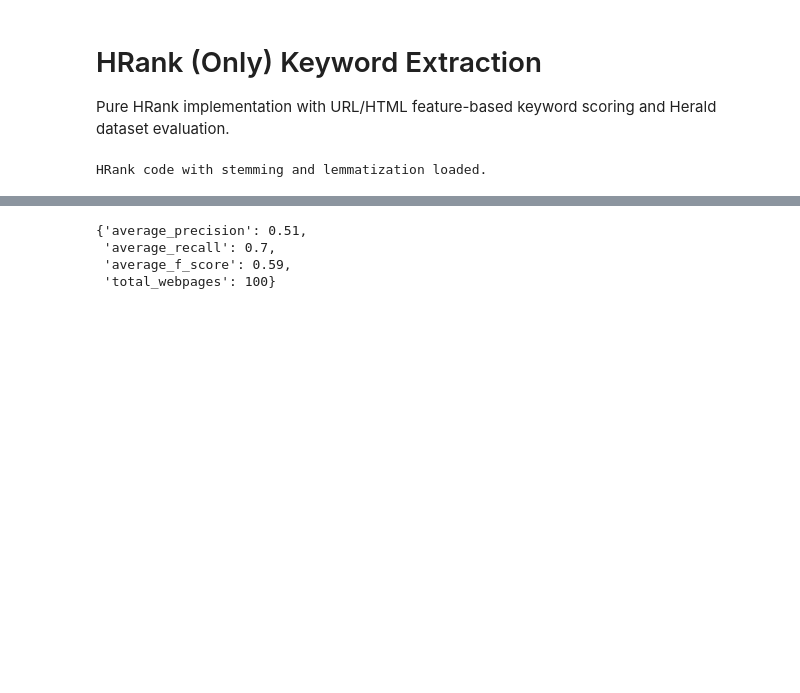
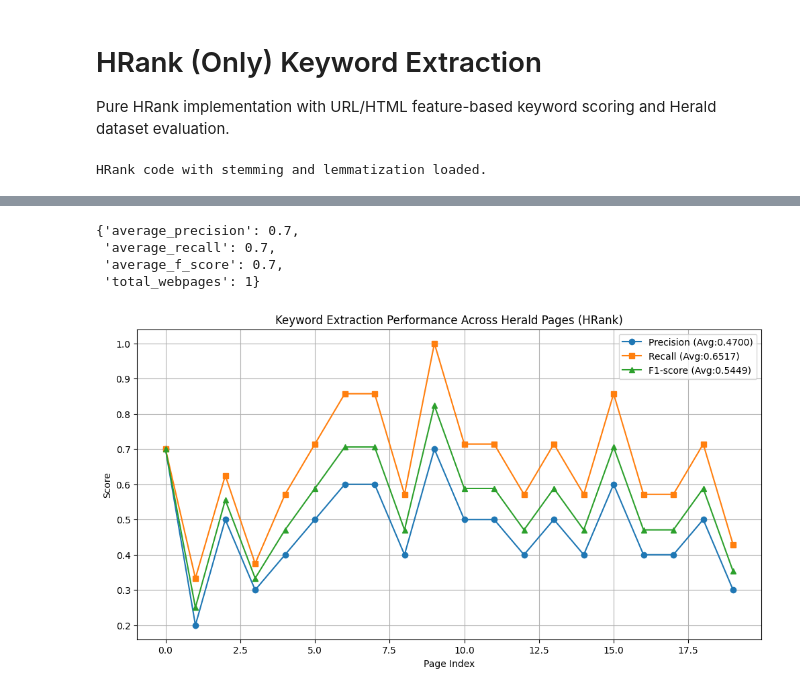
Before and after one commit to Muditha-Kumara/dataAnalytics, a Jupyter notebook: toFinalReport/herald/HRank_herald.ipynb, the cells around one changed output, grey strips where cells are left out. Cells and saved outputs as stored; diff of their text form; code cells hidden in the pictures; blank space fills up the shorter version.

Commit message:
all config to export results

```diff
--- a/toFinalReport/herald/HRank_herald.ipynb
+++ b/toFinalReport/herald/HRank_herald.ipynb
@@ -340,21 +340,58 @@ Recall: 0.7
 F-score: 0.7
 # %%
 # Run full HRank evaluation
-main(total_webpages=10)
+main(total_webpages=1)
 # %% [output]
-{'average_precision': 0.51,
+{'average_precision': 0.7,
  'average_recall': 0.7,
- 'average_f_score': 0.59,
- 'total_webpages': 100}
+ 'average_f_score': 0.7,
+ 'total_webpages': 1}
 # %%
-# Visualize and compare performance
+# Visualize and compare performance for HRank (Herald)
+import matplotlib.pyplot as plt
+import os
+import pandas as pd
+
+results = []
+for i in range(20):
+    case = run_single_case(index=i, k=10)
+    results.append(case)
+dataset_precisions = [r['precision'] for r in results]
+dataset_recalls = [r['recall'] for r in results]
+dataset_f1s = [r['f_score'] for r in results]
+
 plt.figure(figsize=(12, 6))
 plt.plot(dataset_precisions, label='Precision (Avg:{0:.4f})'.format(sum(dataset_precisions)/len(dataset_precisions)), marker='o')
 plt.plot(dataset_recalls, label='Recall (Avg:{0:.4f})'.format(sum(dataset_recalls)/len(dataset_recalls)), marker='s')
 plt.plot(dataset_f1s, label='F1-score (Avg:{0:.4f})'.format(sum(dataset_f1s)/len(dataset_f1s)), marker='^')
 plt.xlabel('Page Index')
 plt.ylabel('Score')
-plt.title('Keyword Extraction Performance Across Herald Pages')
+plt.title('Keyword Extraction Performance Across Herald Pages (HRank)')
 plt.legend()
 plt.grid(True)
+
+# Export graph as image
+results_dir = '../Results'
+os.makedirs(results_dir, exist_ok=True)
+image_path = os.path.join(results_dir, 'HRank_Herald.png')
+plt.savefig(image_path)
 plt.show()
+
+# Update results.csv
+csv_path = os.path.join(results_dir, 'results.csv')
+method = 'HRank_Herald'
+avg_precision = round(sum(dataset_precisions)/len(dataset_precisions), 4)
+avg_recall = round(sum(dataset_recalls)/len(dataset_recalls), 4)
+avg_f1 = round(sum(dataset_f1s)/len(dataset_f1s), 4)
+
+row = {'DataSet': method, 'Precision': avg_precision, 'Recall': avg_recall, 'F1-score': avg_f1, 'Evaluated Pages': len(results)}
+
+if os.path.exists(csv_path) and os.path.getsize(csv_path) > 0:
+    df = pd.read_csv(csv_path)
+    df = df[df['DataSet'] != method]
+    df = pd.concat([df, pd.DataFrame([row])], ignore_index=True)
+else:
+    df = pd.DataFrame([row])
+df.to_csv(csv_path, index=False)
+# %% [output]
+[figure, added]
```
Also changed, not shown: parts of 1 cell of this notebook, 12 other files.
